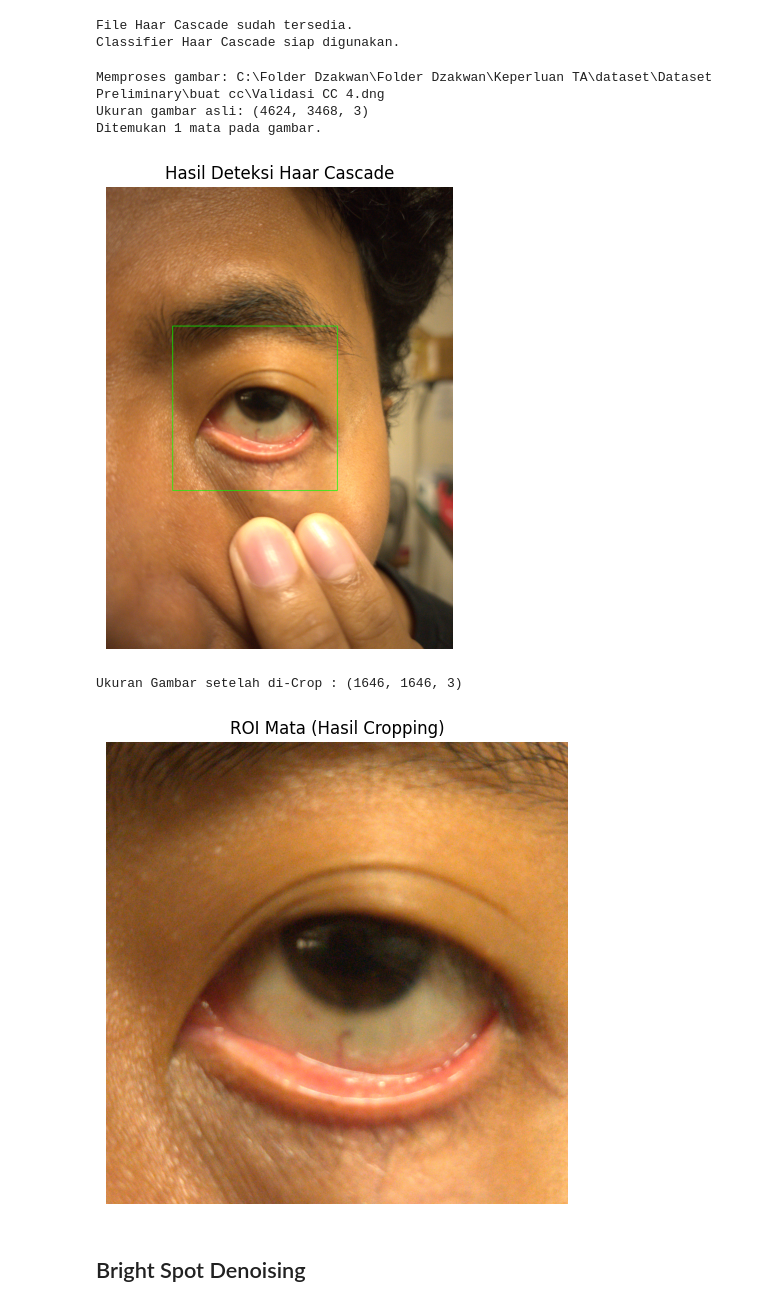
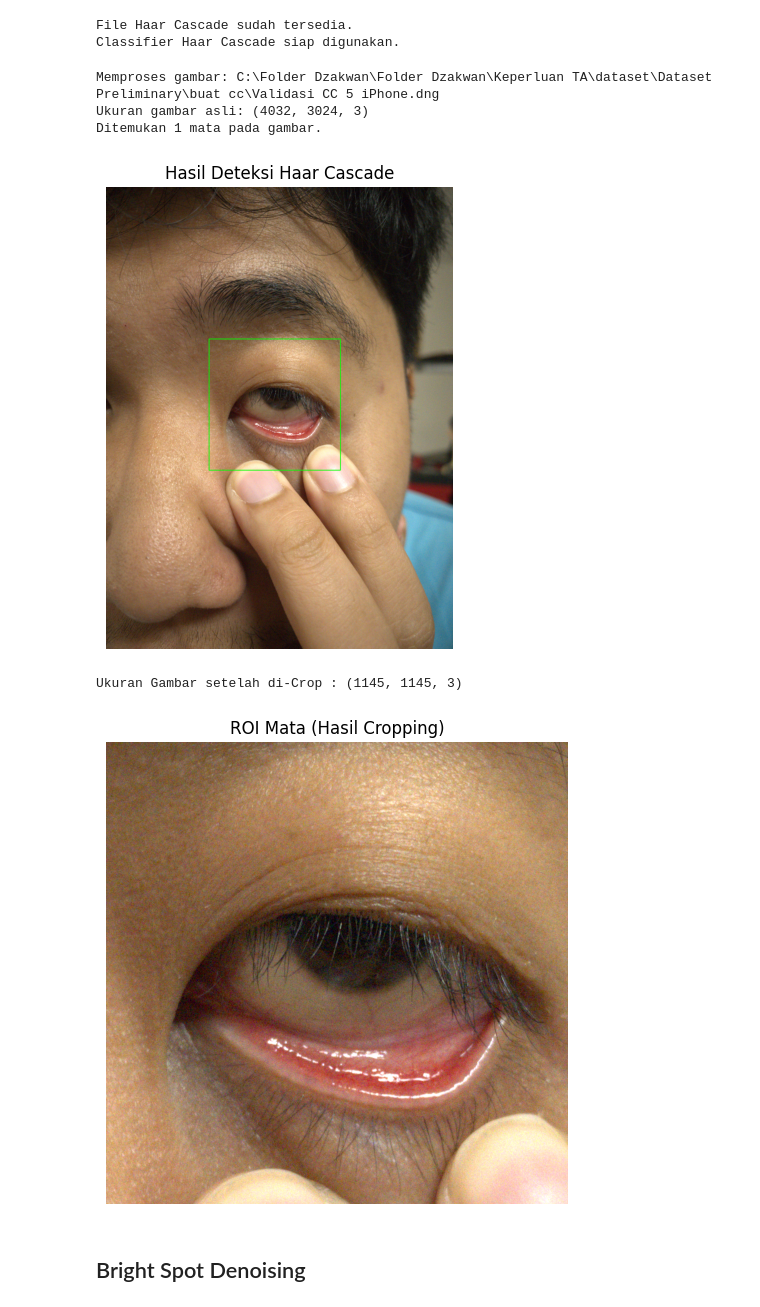
Before and after one commit to dzakwandq/TA, a Jupyter notebook: notebooks/Preprocessing.ipynb, the cells around one changed output. Drawn from its saved outputs; the diff is of its cells as text; code cells hidden in the pictures.

```diff
--- a/notebooks/Preprocessing.ipynb
+++ b/notebooks/Preprocessing.ipynb
@@ -238,7 +238,7 @@ def tampilkan_gambar(judul, gambar_bgr):
 # %%
 import rawpy
 
-image_path = r"C:\Folder Dzakwan\Folder Dzakwan\Keperluan TA\dataset\Dataset Preliminary\buat cc\Validasi CC 4.dng"
+image_path = r"C:\Folder Dzakwan\Folder Dzakwan\Keperluan TA\dataset\Dataset Preliminary\buat cc\Validasi CC 5 iPhone.dng"
 
 if not os.path.exists(image_path):
     print(f"Error: Gambar '{image_path}' tidak ditemukan di direktori saat ini.")
@@ -260,44 +260,44 @@ else:
     eyes = eye_cascade.detectMultiScale(
         gray,
         scaleFactor=1.1,  # Menentukan seberapa besar gambar diperkecil setiap iterasi (1.1 = 10%)
-        minNeighbors=5,   # Menentukan jumlah kotak tetangga agar area divalidasi sebagai mata
+        minNeighbors=3,   # Menentukan jumlah kotak tetangga agar area divalidasi sebagai mata
         minSize=(50, 50)  # Ukuran minimum objek. Diperbesar agar tidak salah deteksi noise kecil
     )
 
     print(f"Ditemukan {len(eyes)} mata pada gambar.")
 
     # 3. Proses Hasil Deteksi dan Cropping
     if len(eyes) > 0:
         # Kita looping (meskipun biasanya kita hanya butuh 1 mata untuk dianalisis)
         for (x, y, w, h) in eyes:
 
             # --- VISUALISASI BOUNDING BOX ---
             # Salin gambar asli agar gambar original tidak tertimpa garis kotak
             img_dengan_kotak = img.copy()
             # Gambar kotak hijau (0, 255, 0) dengan ketebalan garis 5
             cv2.rectangle(img_dengan_kotak, (x, y), (x+w, y+h), (0, 255, 0), 5)
             tampilkan_gambar("Hasil Deteksi Haar Cascade", img_dengan_kotak)
 
             # --- PROSES CROPPING (ROI) ---
             # Memotong gambar menggunakan Numpy Slicing: array[startY:endY, startX:endX]
             roi_mata = img[y:y+h, x:x+w]
             print(f"Ukuran Gambar setelah di-Crop : {roi_mata.shape}")
             tampilkan_gambar("ROI Mata (Hasil Cropping)", roi_mata)
 
             # Kita 'break' karena kita hanya ingin memproses mata pertama yang terdeteksi
             break
 
     else:
         print("Mata tidak terdeteksi oleh Haar Cascade.")
         print("Saran: Coba turunkan nilai 'minNeighbors' (misal: 3) atau 'scaleFactor' (misal: 1.05).")
         tampilkan_gambar("Gambar Asli (Gagal Deteksi)", img)
 # %% [output]
-Memproses gambar: C:\Folder Dzakwan\Folder Dzakwan\Keperluan TA\dataset\Dataset Preliminary\buat cc\Validasi CC 4.dng
-Ukuran gambar asli: (4624, 3468, 3)
+Memproses gambar: C:\Folder Dzakwan\Folder Dzakwan\Keperluan TA\dataset\Dataset Preliminary\buat cc\Validasi CC 5 iPhone.dng
+Ukuran gambar asli: (4032, 3024, 3)
 Ditemukan 1 mata pada gambar.
-[figure, old version]
+[figure, new version]
-Ukuran Gambar setelah di-Crop : (1646, 1646, 3)
+Ukuran Gambar setelah di-Crop : (1145, 1145, 3)
-[figure, old version]
+[figure, new version]
 # %% [markdown]
 ## Bright Spot Denoising
 # %%
```
Also changed, not shown: parts of 2 cells of this notebook.
